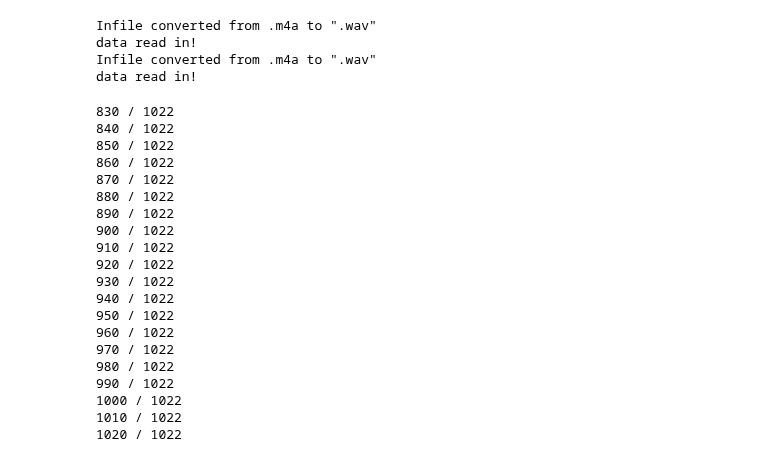
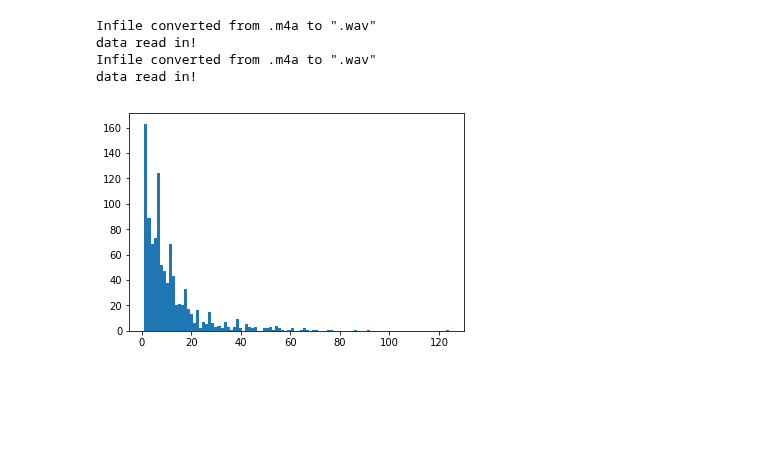
Before and after one commit to dkohlsdorf/wdp-ds, a Jupyter notebook: scripts/AgglomerativeClusteringDTW.ipynb, the cells around one changed output. Cells and saved outputs as stored; diff of their text form; code cells hidden in the pictures; blank space fills up the shorter version.

```diff
--- a/scripts/AgglomerativeClusteringDTW.ipynb
+++ b/scripts/AgglomerativeClusteringDTW.ipynb
@@ -146,6 +146,16 @@ data read in!
 # %%
 import pickle
 pickle.dump( latent, open( "data.p", "wb" ) )
+# %%
+import pickle
+import matplotlib.pyplot as plt
+
+latent = pickle.load( open( "data.p", "rb" ) )
+x = [len(l[0]) for l in latent]
+plt.hist(x, bins=100)
+plt.show()
+# %% [output]
+[figure, added]
 # %%
 %%cython
 import pickle
@@ -191,25 +201,4 @@ for i, x in enumerate(latent):
         if abs(len(x[0]) - len(y[0])) < 10 and i < j:
             distances[i][j] = dtw(x[0], y[0])
 pickle.dump(distances, open( "distances.p", "wb" ) )
-# %% [output]
-830 / 1022
-840 / 1022
-850 / 1022
-860 / 1022
-870 / 1022
-880 / 1022
-890 / 1022
-900 / 1022
-910 / 1022
-920 / 1022
-930 / 1022
-940 / 1022
-950 / 1022
-960 / 1022
-970 / 1022
-980 / 1022
-990 / 1022
-1000 / 1022
-1010 / 1022
-1020 / 1022
 # %%
```
Also changed, not shown: parts of 4 cells of this notebook.
